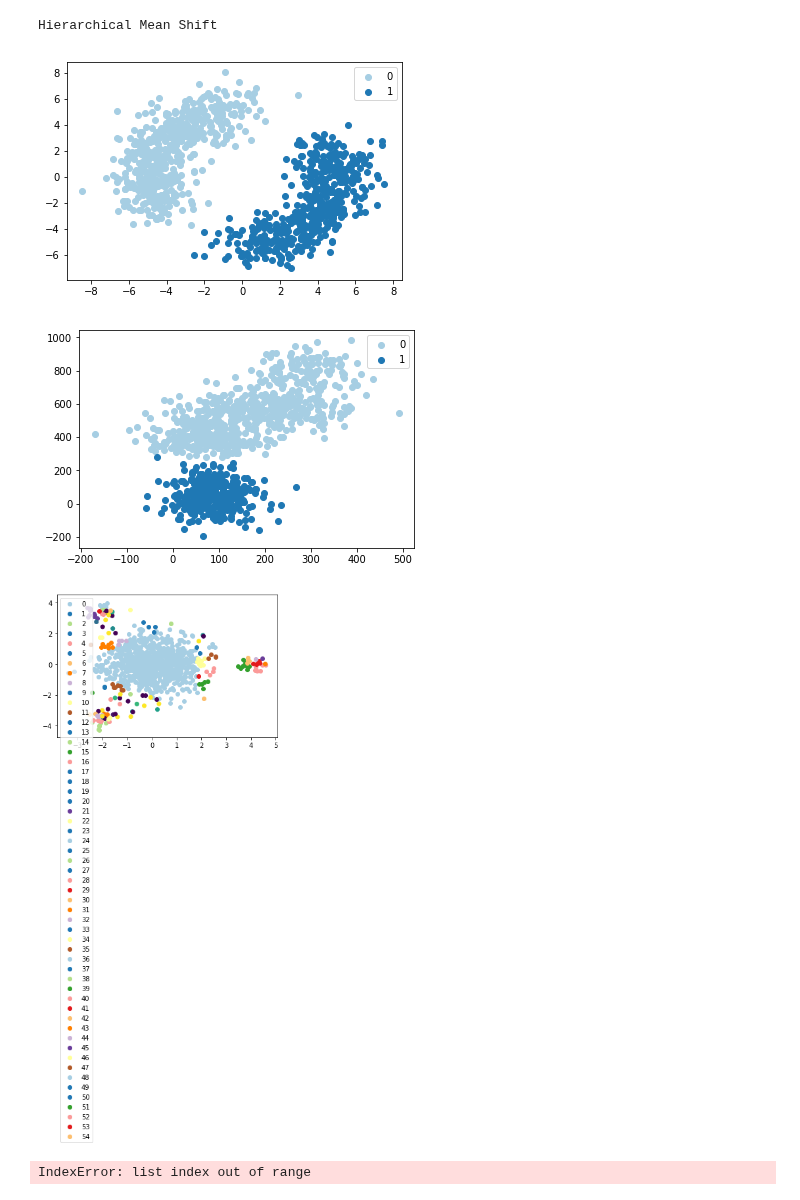
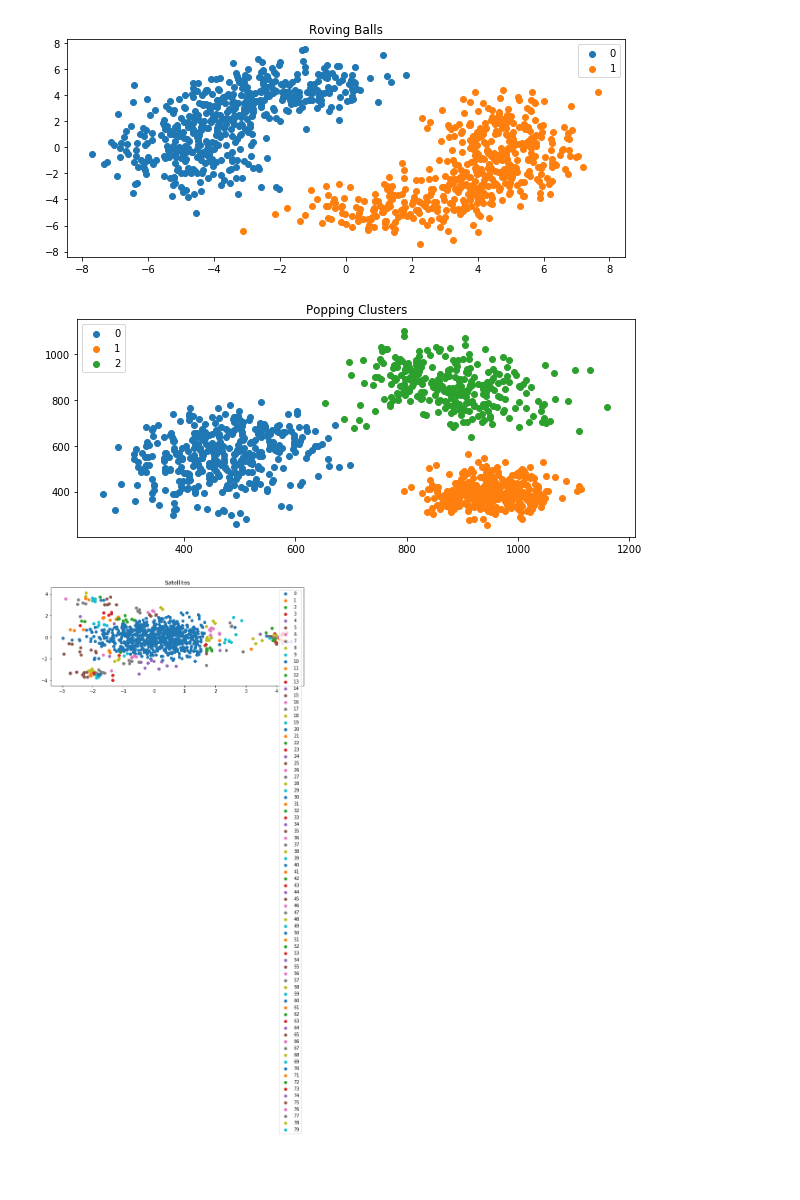
Before and after one commit to AndreasAlam/olac, a Jupyter notebook: notebooks/jdp-clustering-comparison.ipynb, the cells around one changed output. Cells and saved outputs as stored; diff of their text form; code cells hidden in the pictures; blank space fills up the shorter version.

```diff
--- a/notebooks/jdp-clustering-comparison.ipynb
+++ b/notebooks/jdp-clustering-comparison.ipynb
@@ -12,3 +18,4 @@ import seaborn as sns
 import olac
 # %%
 plt.rcParams['figure.facecolor'] = 'white'
+plt.rcParams['figure.figsize'] = (10,4)
@@ -35,15 +72,13 @@ for i, ds in enumerate(datasets):
 # %%
-print('DBSCAN')
-for ds in datasets:
+for i, ds in enumerate(datasets):
     eps = (ds.max(axis=0) - ds.min(axis=0)).mean()/25
     m = ds.shape[0]//100
     clusters = DBSCAN(eps=eps, min_samples=m).fit_predict(ds)
 
-    cmap = sns.palettes.color_palette('Paired', n_colors=len(np.unique(clusters)))
     for c in np.unique(clusters):
-        plt.scatter(*ds[clusters==c].T, label=str(c), c=cmap[c])
+        plt.scatter(*ds[clusters==c].T, label=str(c))
 
-
+    plt.title(names[i])
     plt.legend()
     plt.show()
 # %% [output]
@@ -55,12 +93,12 @@ DBSCAN
 # %%
-print('Mean Shift')
-for ds in datasets:
-    clf = MeanShift(cluster_all=True)
+for i, ds in enumerate(datasets):
+    clf = olac.models.DBShift()
     clusters = clf.fit_predict(ds)
 
-    cmap = sns.palettes.color_palette('Paired', n_colors=len(np.unique(clusters)))
     for c in np.unique(clusters):
-        plt.scatter(*ds[clusters==c].T, label=str(c), c=cmap[c])
+        plt.scatter(*ds[clusters==c].T, label=str(c))
+
+    plt.title(names[i])
     plt.legend()
     plt.show()
 # %% [output]
@@ -72,11 +108,0 @@ Mean Shift
-# %%
-print('DBShift')
-for ds in datasets:
-    clf = olac.models.DBShift()
-    clusters = clf.fit_predict(ds)
-
-    cmap = sns.palettes.color_palette('Paired', n_colors=len(np.unique(clusters)))
-    for c in np.unique(clusters):
-        plt.scatter(*ds[clusters==c].T, label=str(c), c=cmap[c])
-    plt.legend()
-    plt.show()
@@ -116,18 +140,19 @@ def hierarchical_fit(X, min_clust_recurse_size=None, *args, **kwargs):
 
     return clusters - clusters.min()
 # %%
-print('Hierarchical Mean Shift')
-for ds in datasets:
+for i, ds in enumerate(datasets):
     clusters = hierarchical_fit(ds)
 
-    cmap = sns.palettes.color_palette('Paired', n_colors=len(np.unique(clusters)))
     for c in np.unique(clusters):
-        plt.scatter(*ds[clusters==c].T, label=str(c), c=cmap[c])
+        try:
+            plt.scatter(*ds[clusters==c].T, label=str(c))
+        except IndexError:
+            pass
+
+    plt.title(names[i])
     plt.legend()
     plt.show()
 # %% [output]
-Hierarchical Mean Shift
-[figure, old version]
+[figure, new version]
-[figure, old version]
+[figure, new version]
-[figure, old version]
+[figure, new version]
-IndexError: list index out of range
```
Also changed, not shown: parts of 13 cells of this notebook.
